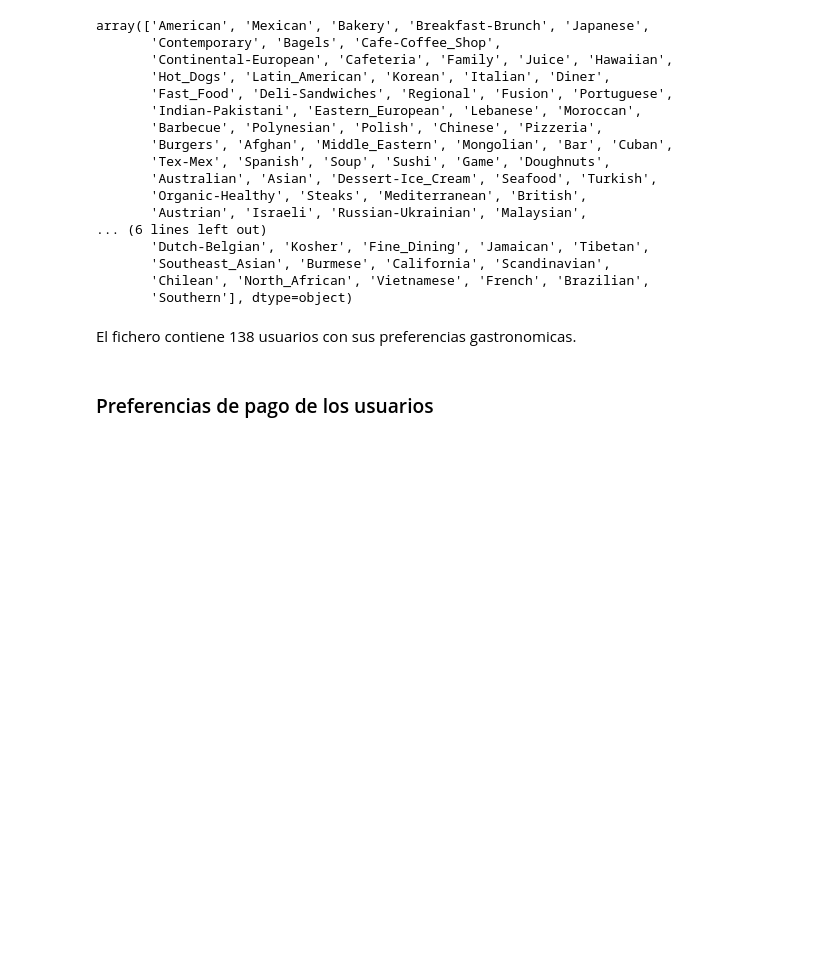
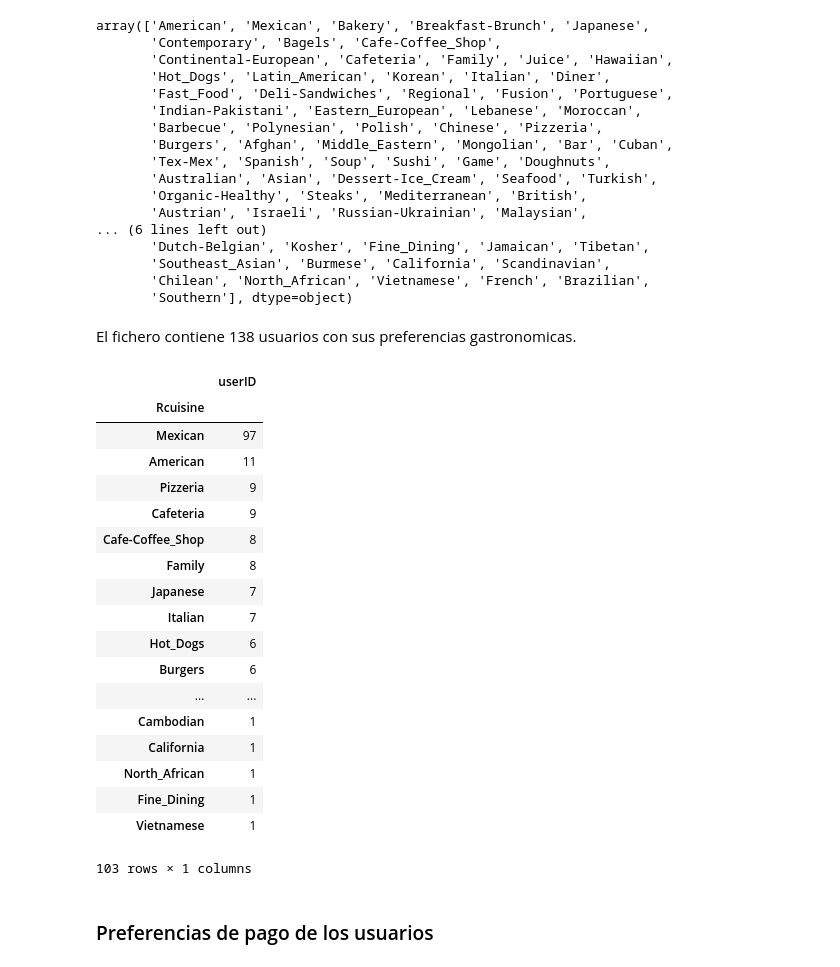
Before and after one commit to jorgeserranodelcerro/TFM_recommender_system, a Jupyter notebook: TFM.ipynb, the cells around one changed output. Drawn from its saved outputs; the diff is of its cells as text; code cells hidden in the pictures; blank space fills up the shorter version.

```diff
--- a/TFM.ipynb
+++ b/TFM.ipynb
@@ -321,6 +321,28 @@ array(['American', 'Mexican', 'Bakery', 'Breakfast-Brunch', 'Japanese',
        'Southern'], dtype=object)
 # %% [markdown]
 El fichero contiene 138 usuarios con sus preferencias gastronomicas.
+# %%
+uTipoComida.groupby("Rcuisine").count().sort_values(by = "userID", ascending=False)
+# %% [output]
+|  | userID |
+| Rcuisine |  |
+| Mexican | 97 |
+| American | 11 |
+| Pizzeria | 9 |
+| Cafeteria | 9 |
+| Cafe-Coffee_Shop | 8 |
+| Family | 8 |
+| Japanese | 7 |
+| Italian | 7 |
+| Hot_Dogs | 6 |
+| Burgers | 6 |
+| ... | ... |
+| Cambodian | 1 |
+| California | 1 |
+| North_African | 1 |
+| Fine_Dining | 1 |
+| Vietnamese | 1 |
+103 rows × 1 columns
 # %% [markdown]
 <a id='uTipoPago'></a>
 ### Preferencias de pago de los usuarios
```
Also changed, not shown: parts of 1 cell of this notebook, 2 other files.
